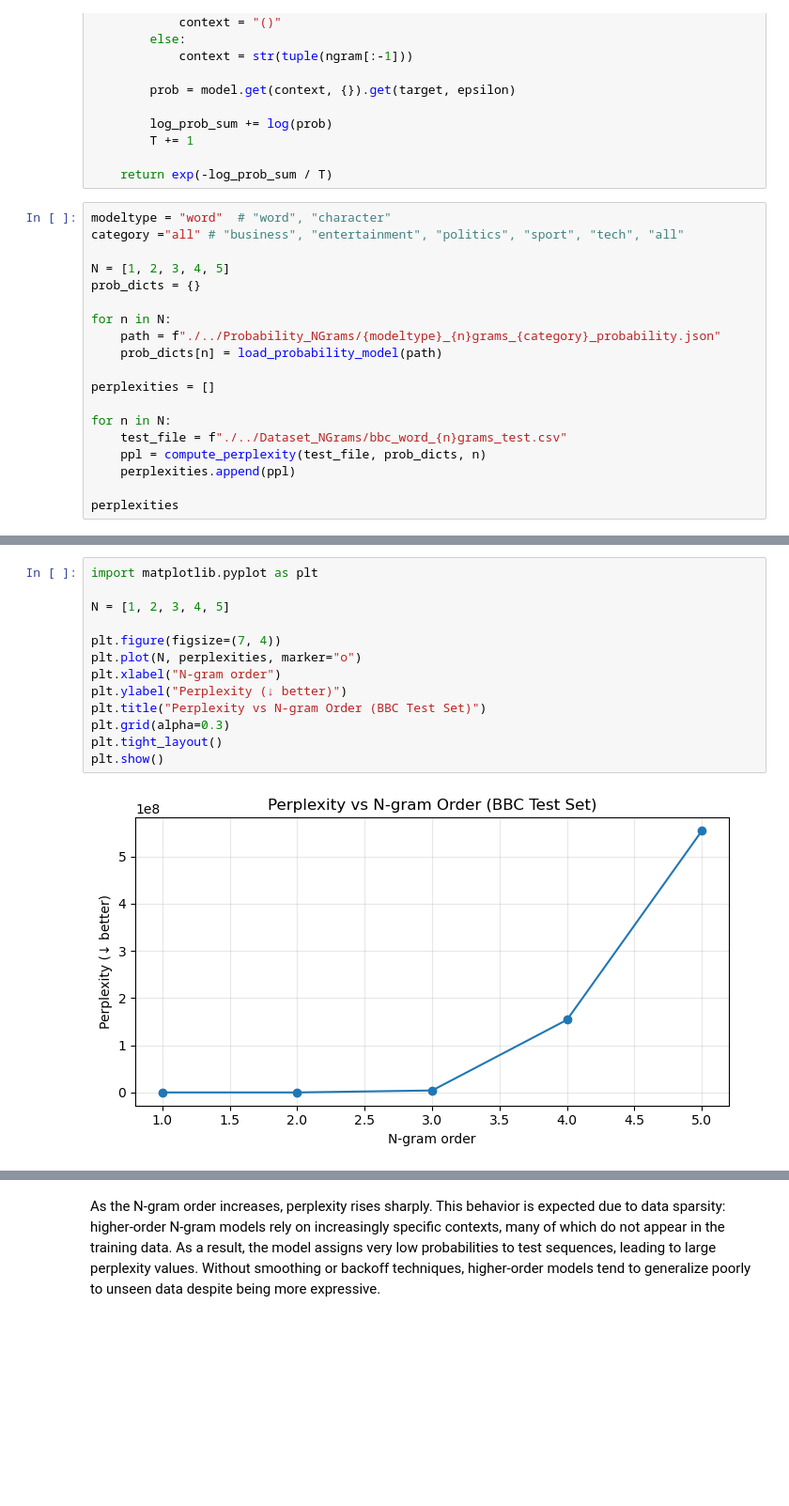
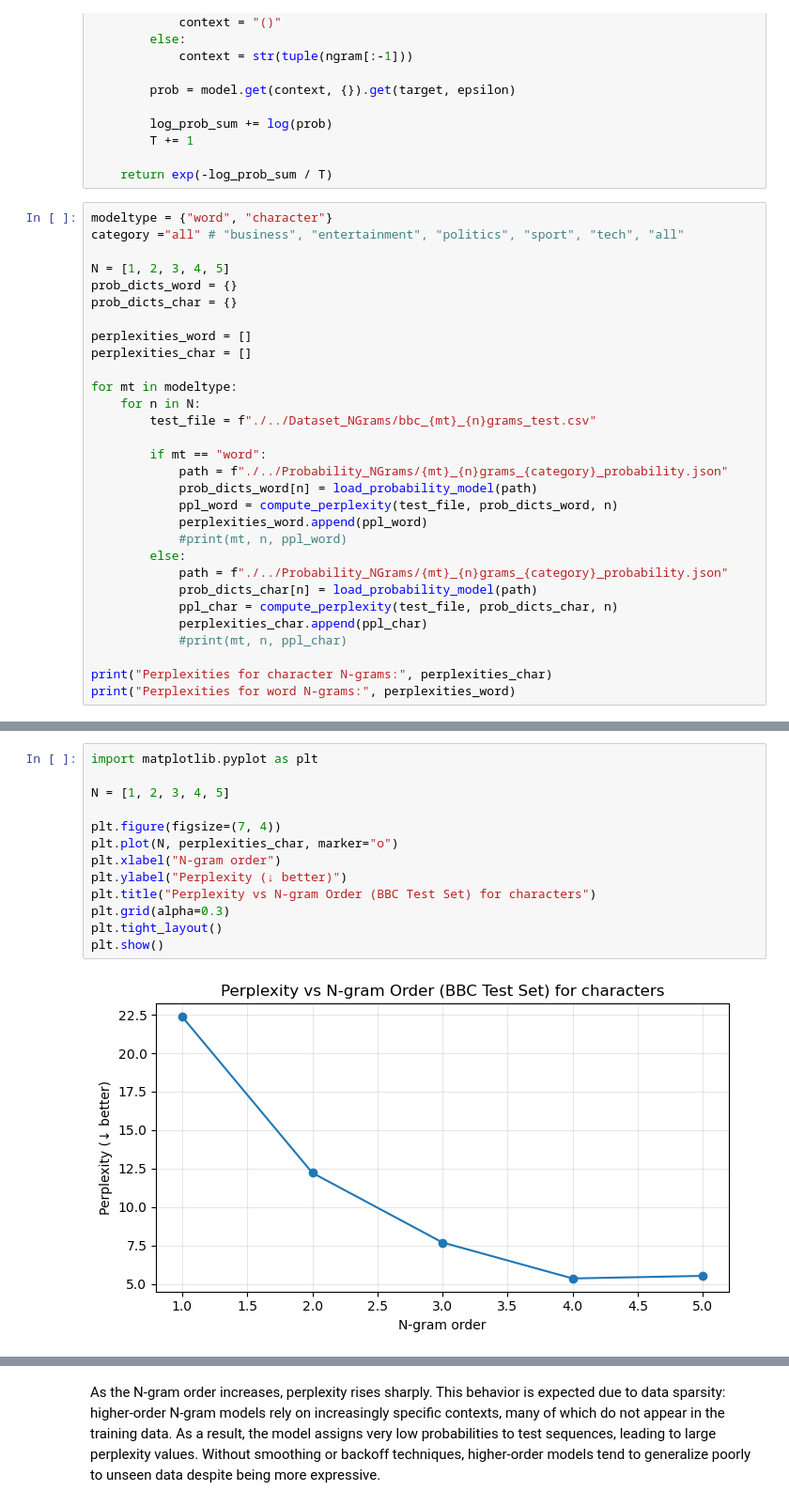
Before and after one commit to 2308monsi/KP, a Jupyter notebook: Seminar_Software/ModelResults.ipynb, the cells around one changed output, grey strips where cells are left out. Shown at 94% size. Drawn from its saved outputs; the diff is of its cells as text; blank space fills up the shorter version.

Commit message:
plots characters and words

```diff
--- a/Seminar_Software/ModelResults.ipynb
+++ b/Seminar_Software/ModelResults.ipynb
@@ -75,22 +75,33 @@ def compute_perplexity(test_csv, prob_dicts, n, epsilon=1e-12):
 
     return exp(-log_prob_sum / T)
 # %%
-modeltype = "word"	# "word", "character"
+modeltype = {"word", "character"}
 category ="all"	# "business", "entertainment", "politics", "sport", "tech", "all"
 
 N = [1, 2, 3, 4, 5]
-prob_dicts = {}
+prob_dicts_word = {}
+prob_dicts_char = {}
 
-for n in N:
-    path = f"./../Probability_NGrams/{modeltype}_{n}grams_{category}_probability.json"
-    prob_dicts[n] = load_probability_model(path)
+perplexities_word = []
+perplexities_char = []
 
-perplexities = []
+for mt in modeltype:
+    for n in N:
+        test_file = f"./../Dataset_NGrams/bbc_{mt}_{n}grams_test.csv"
 
-for n in N:
-    test_file = f"./../Dataset_NGrams/bbc_word_{n}grams_test.csv"
-    ppl = compute_perplexity(test_file, prob_dicts, n)
-    perplexities.append(ppl)
+        if mt == "word":
+            path = f"./../Probability_NGrams/{mt}_{n}grams_{category}_probability.json"
+            prob_dicts_word[n] = load_probability_model(path)
+            ppl_word = compute_perplexity(test_file, prob_dicts_word, n)
+            perplexities_word.append(ppl_word)
+            #print(mt, n, ppl_word)
+        else:
+            path = f"./../Probability_NGrams/{mt}_{n}grams_{category}_probability.json"
+            prob_dicts_char[n] = load_probability_model(path)
+            ppl_char = compute_perplexity(test_file, prob_dicts_char, n)
+            perplexities_char.append(ppl_char)
+            #print(mt, n, ppl_char)
 
-perplexities
+print("Perplexities for character N-grams:", perplexities_char)
+print("Perplexities for word N-grams:", perplexities_word)
 # %% [output]
@@ -102,15 +120,15 @@ perplexities
 # %%
 import matplotlib.pyplot as plt
 
 N = [1, 2, 3, 4, 5]
 
 plt.figure(figsize=(7, 4))
-plt.plot(N, perplexities, marker="o")
+plt.plot(N, perplexities_char, marker="o")
 plt.xlabel("N-gram order")
 plt.ylabel("Perplexity (↓ better)")
-plt.title("Perplexity vs N-gram Order (BBC Test Set)")
+plt.title("Perplexity vs N-gram Order (BBC Test Set) for characters")
 plt.grid(alpha=0.3)
 plt.tight_layout()
 plt.show()
 # %% [output]
-[figure, old version]
+[figure, new version]
```
Also changed, not shown: parts of 4 cells of this notebook, 2 other files.
